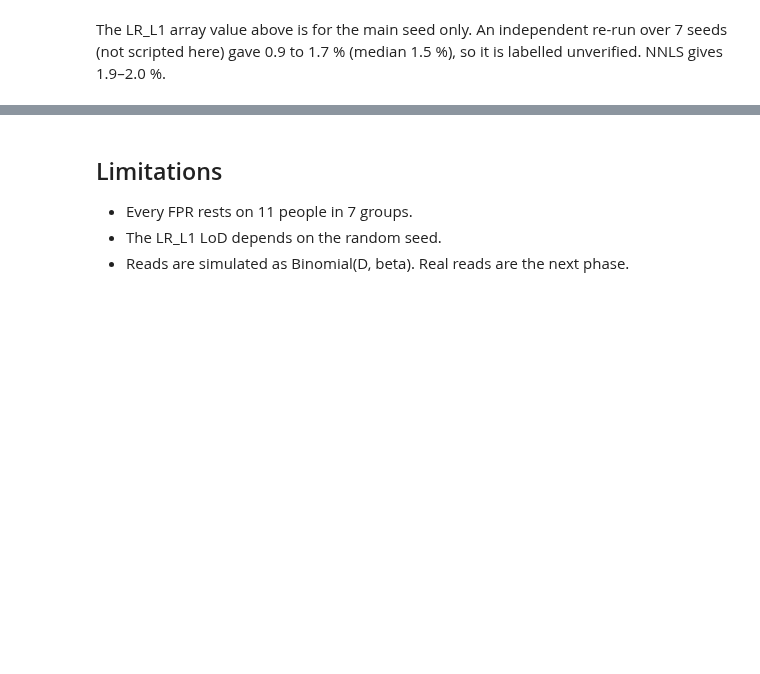
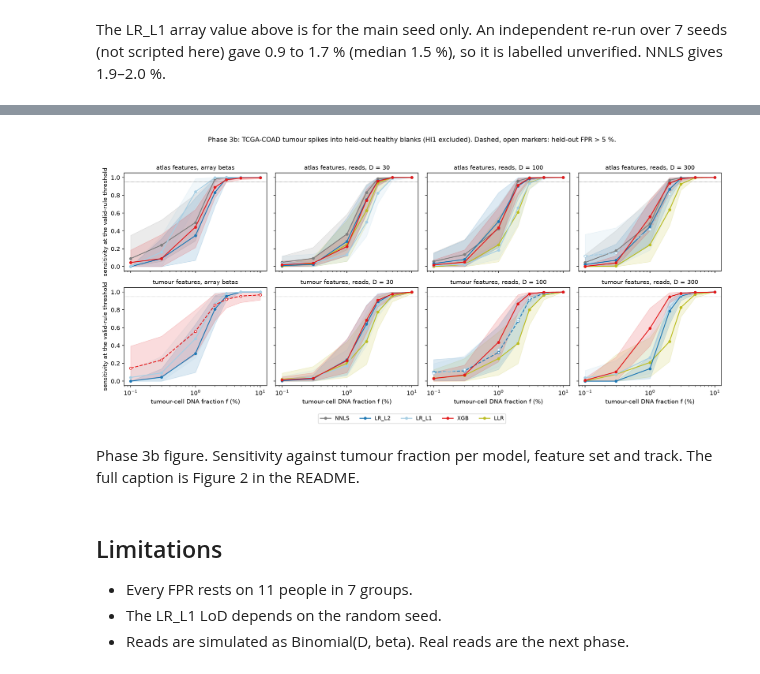
Before and after one commit to jacob-greene/cfdna-methylation-lod, a Jupyter notebook: notebooks/01_walkthrough.ipynb, the cells around one changed output, grey strips where cells are left out. Cells and saved outputs as stored; diff of their text form; code cells hidden in the pictures; blank space fills up the shorter version.

```diff
--- a/notebooks/01_walkthrough.ipynb
+++ b/notebooks/01_walkthrough.ipynb
@@ -123,3 +144,10 @@ The LR_L1 array value above is for the main seed only. An independent re-run ove
+# %%
+Image(filename=figs / "phase3b_classifiers.png")
+# %% [output]
+[figure, added]
+# %% [markdown]
+Phase 3b figure. Sensitivity against tumour fraction per model, feature set and track.
+The full caption is Figure 2 in the README.
 # %% [markdown]
 ## Limitations
 
```
Also changed, not shown: parts of 9 cells of this notebook.
